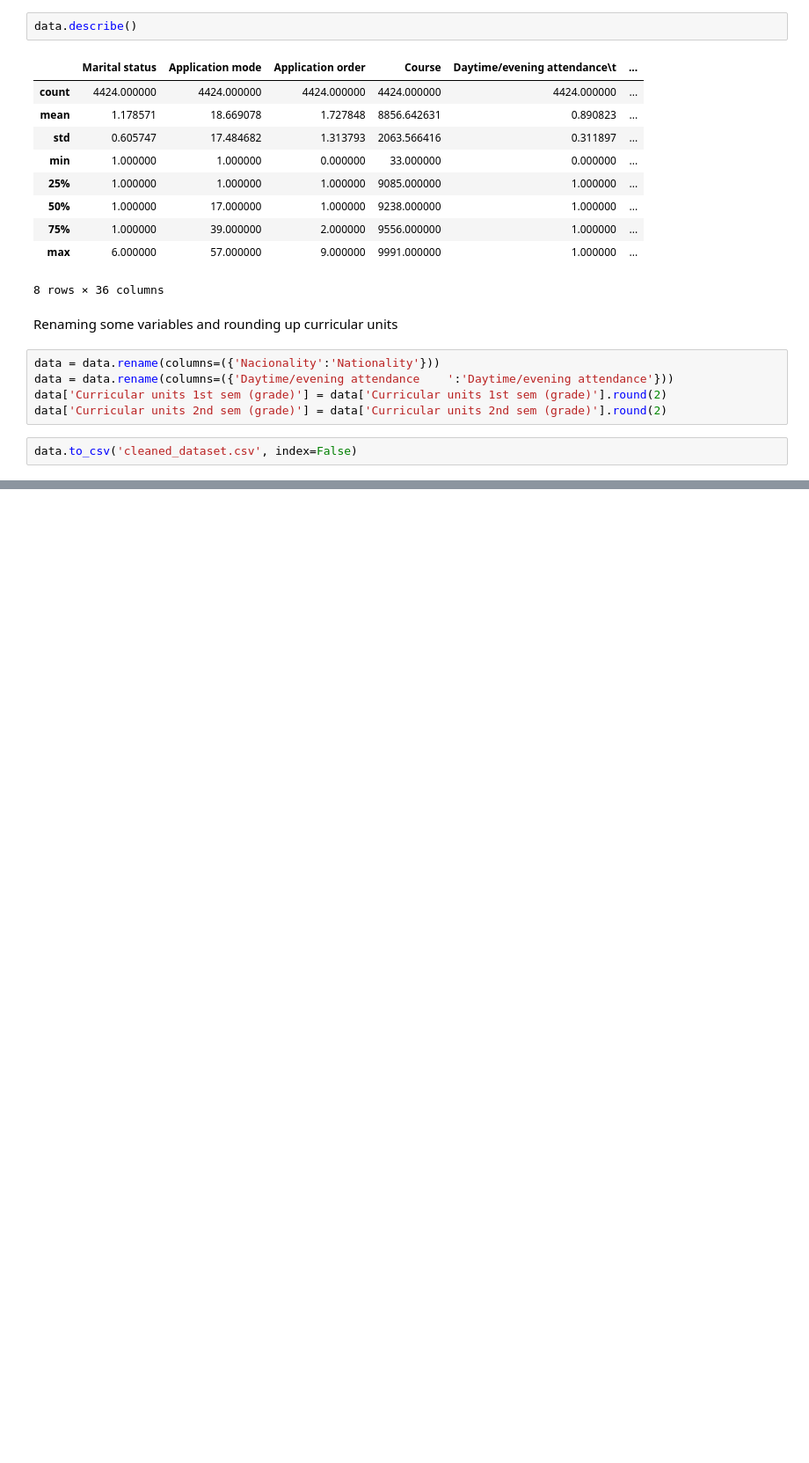
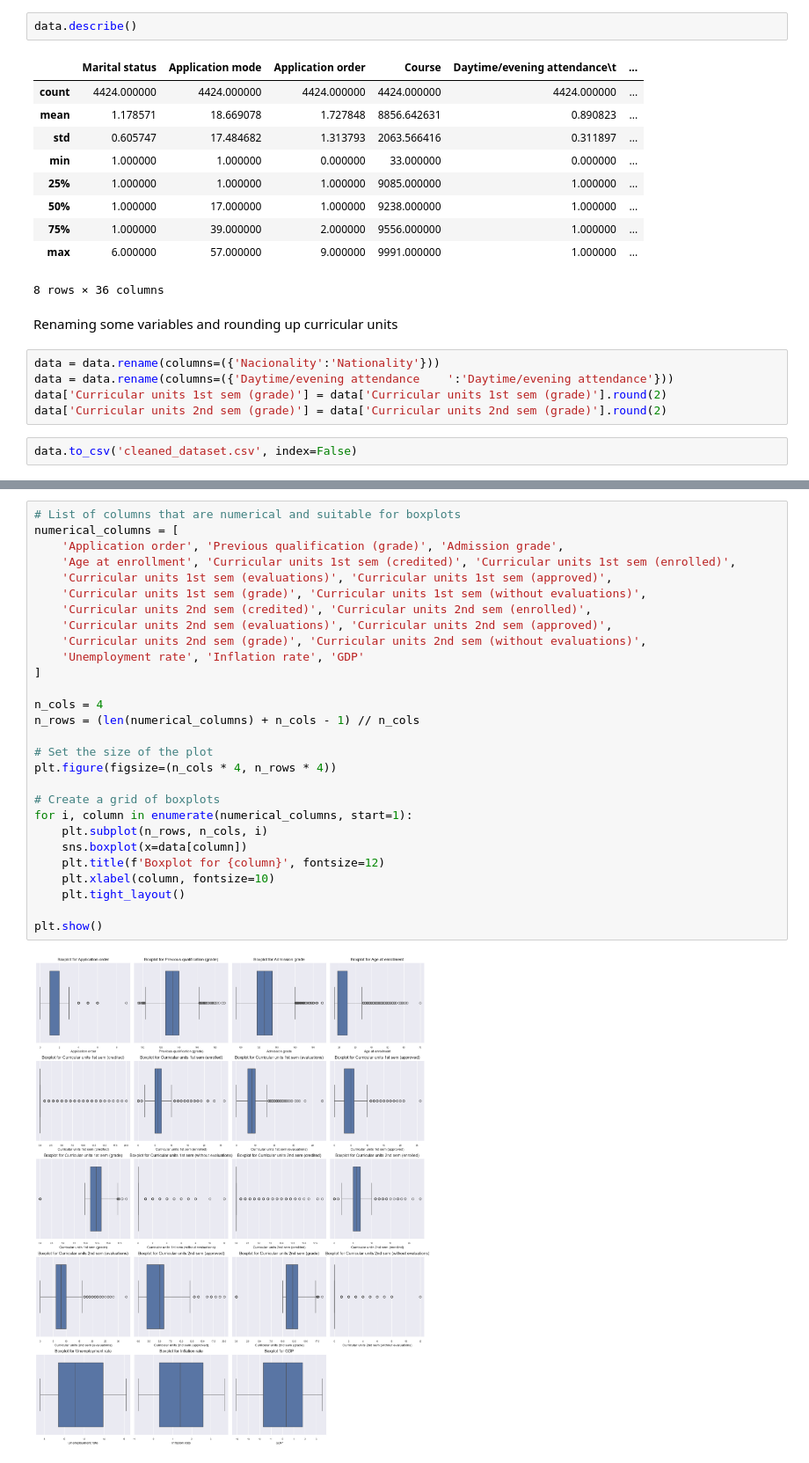
Before and after one commit to MSC-DS-Y1/Applied-Machine-Learning-Project, a Jupyter notebook: src/dataset/data_cleaning.ipynb, the cells around one changed output, grey strips where cells are left out. Shown at 88% size. Cells and saved outputs as stored; diff of their text form; blank space fills up the shorter version.

```diff
--- a/src/dataset/data_cleaning.ipynb
+++ b/src/dataset/data_cleaning.ipynb
@@ -82,0 +83,30 @@ plt.show()
+# %%
+# List of columns that are numerical and suitable for boxplots
+numerical_columns = [
+    'Application order', 'Previous qualification (grade)', 'Admission grade',
+    'Age at enrollment', 'Curricular units 1st sem (credited)', 'Curricular units 1st sem (enrolled)',
+    'Curricular units 1st sem (evaluations)', 'Curricular units 1st sem (approved)',
+    'Curricular units 1st sem (grade)', 'Curricular units 1st sem (without evaluations)',
+    'Curricular units 2nd sem (credited)', 'Curricular units 2nd sem (enrolled)',
+    'Curricular units 2nd sem (evaluations)', 'Curricular units 2nd sem (approved)',
+    'Curricular units 2nd sem (grade)', 'Curricular units 2nd sem (without evaluations)',
+    'Unemployment rate', 'Inflation rate', 'GDP'
+]
+
+n_cols = 4
+n_rows = (len(numerical_columns) + n_cols - 1) // n_cols
+
+# Set the size of the plot
+plt.figure(figsize=(n_cols * 4, n_rows * 4))
+
+# Create a grid of boxplots
+for i, column in enumerate(numerical_columns, start=1):
+    plt.subplot(n_rows, n_cols, i)
+    sns.boxplot(x=data[column])
+    plt.title(f'Boxplot for {column}', fontsize=12)
+    plt.xlabel(column, fontsize=10)
+    plt.tight_layout()
+
+plt.show()
+# %% [output]
+[figure, added]
```
Also changed, not shown: parts of 3 cells of this notebook.
